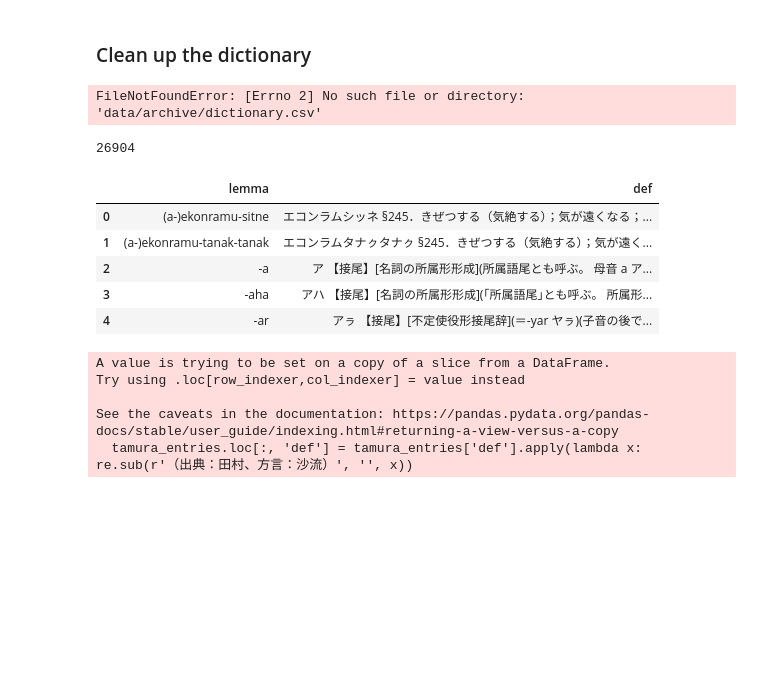
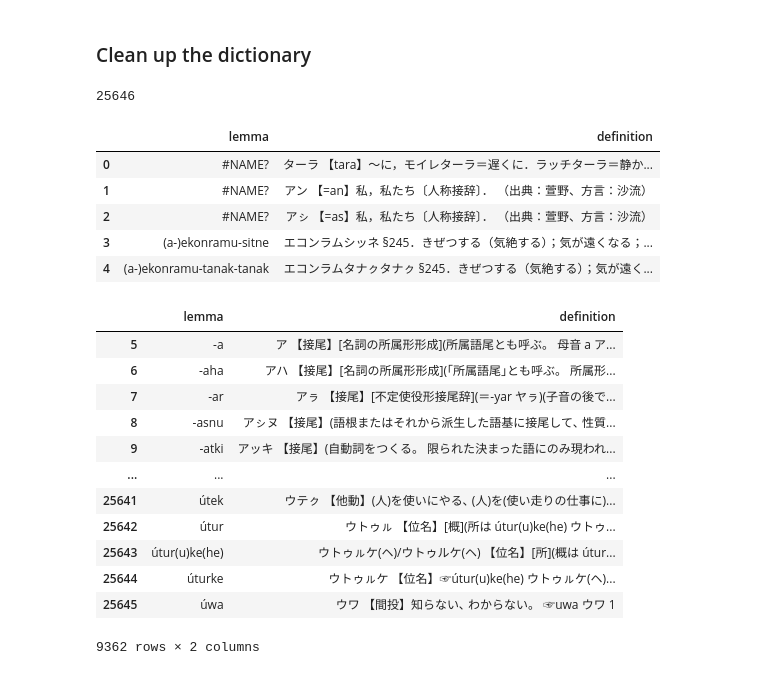
Before and after one commit to mkpoli/ainu-corpora-process, a Jupyter notebook: dictionary/ainu-archive/extract_words.ipynb, the cells around one changed output. Saved outputs shown, nothing was run; the diff lists cells and outputs as text; code cells hidden in the pictures; blank space fills up the shorter version.

Commit message:
feat: extract tamura

```diff
--- a/dictionary/ainu-archive/extract_words.ipynb
+++ b/dictionary/ainu-archive/extract_words.ipynb
@@ -5,0 +3,9 @@ DIGITAL_ARCHIVE_DIR = Path('../input/archive/')
+# %%
+from pathlib import Path
+DIGITAL_ARCHIVE_DIR = Path('../input/archive/')
+OUTPUT_SRC_DIR = Path('../output/src/ainu-archive')
+if not OUTPUT_SRC_DIR.exists():
+    OUTPUT_SRC_DIR.mkdir(parents=True)
+OUTPUT_DIR = Path('../output/ainu-archive')
+if not OUTPUT_DIR.exists():
+    OUTPUT_DIR.mkdir(parents=True)
@@ -68,10 +252,11 @@ KeyError: 'pos'
 # %%
 import pandas as pd
 from pathlib import Path
+
 df_archive = (
-    pd.read_csv(DIGITAL_ARCHIVE_DIR/ "dictionary.csv")
+    pd.read_csv(OUTPUT_DIR / "dictionary.tsv", sep='\t')
     .dropna(subset=["lemma"])
-    .drop_duplicates(subset=["lemma", "def"])
+    .drop_duplicates(subset=["lemma", "definition"])
     .reset_index(drop=True)
 )
 
@@ -97,7 +282,11 @@ HALF_WIDTH_KANA_2_SMALL_KANA = {
 
 
 # Replace half-width katakana with small katakana
-df_archive['def'] = df_archive['def'].apply(lambda x: re.sub(rf'({"|".join(HALF_WIDTH_KANA_2_SMALL_KANA.keys())})', lambda m: HALF_WIDTH_KANA_2_SMALL_KANA[m.group(1)], x))
+df_archive["definition"] = df_archive["definition"].apply(
+    lambda x: re.sub(
+        rf'({"|".join(HALF_WIDTH_KANA_2_SMALL_KANA.keys())})',
+        lambda m: HALF_WIDTH_KANA_2_SMALL_KANA[m.group(1)],
+        x,
+    )
+)
-# %% [output]
-FileNotFoundError: [Errno 2] No such file or directory: 'data/archive/dictionary.csv'
 # %%
@@ -107,32 +296,40 @@ df_archive[["lemma", "def"]].to_csv(
 # %%
 import pandas as pd
 from pathlib import Path
-cleaned_dictionary = pd.read_csv(DIGITAL_ARCHIVE_DIR/ 'cleaned-dictionary.tsv', sep='\t')
+cleaned_dictionary = pd.read_csv(filepath_or_buffer=OUTPUT_DIR / 'cleaned-dictionary.tsv', sep='\t')
 
 print(len(cleaned_dictionary))
 
 pd.set_option('display.max_colwidth',1000)
 cleaned_dictionary.head()
 # %% [output]
-26904
+25646
-|  | lemma | def |
-| 0 | (a-)ekonramu-sitne | エコンラムシッネ §245．きぜつする（気絶する）；気が遠くなる；... |
-| 1 | (a-)ekonramu-tanak-tanak | エコンラムタナㇰタナㇰ §245．きぜつする（気絶する）；気が遠く... |
-| 2 | -a | ア 【接尾】[名詞の所属形形成](所属語尾とも呼ぶ。 母音 a ア... |
-| 3 | -aha | アハ 【接尾】[名詞の所属形形成](｢所属語尾｣とも呼ぶ。 所属形... |
-| 4 | -ar | アㇻ 【接尾】[不定使役形接尾辞](＝-yar ヤㇻ)(子音の後で... |
+|  | lemma | definition |
+| 0 | #NAME? | ターラ 【tara】〜に，モイレターラ＝遅くに．ラッチターラ＝静か... |
+| 1 | #NAME? | アン 【=an】私，私たち〔人称接辞〕． （出典：萱野、方言：沙流） |
+| 2 | #NAME? | アㇱ 【=as】私，私たち〔人称接辞〕． （出典：萱野、方言：沙流） |
+| 3 | (a-)ekonramu-sitne | エコンラムシッネ §245．きぜつする（気絶する）；気が遠くなる；... |
+| 4 | (a-)ekonramu-tanak-tanak | エコンラムタナㇰタナㇰ §245．きぜつする（気絶する）；気が遠く... |
 # %%
 # Find all 田村's in the dictionary (ending with 田村)
 
-tamura_entries = cleaned_dictionary.loc[cleaned_dictionary['def'].str.contains('（出典：田村、方言：沙流）')]
+tamura_entries = cleaned_dictionary.loc[cleaned_dictionary['definition'].str.contains('（出典：田村、方言：沙流）')]
 
 # Remove the citation from the definition
-tamura_entries.loc[:, 'def'] = tamura_entries['def'].apply(lambda x: re.sub(r'（出典：田村、方言：沙流）', '', x))
+tamura_entries.loc[:, 'definition'] = tamura_entries['definition'].apply(lambda x: re.sub(r'（出典：田村、方言：沙流）', '', x))
 tamura_entries
 # %% [output]
+|  | lemma | definition |
+| 5 | -a | ア 【接尾】[名詞の所属形形成](所属語尾とも呼ぶ。 母音 a ア... |
+| 6 | -aha | アハ 【接尾】[名詞の所属形形成](｢所属語尾｣とも呼ぶ。 所属形... |
+| 7 | -ar | アㇻ 【接尾】[不定使役形接尾辞](＝-yar ヤㇻ)(子音の後で... |
+| 8 | -asnu | アㇱヌ 【接尾】(語根またはそれから派生した語基に接尾して､ 性質... |
+| 9 | -atki | アッキ 【接尾】(自動詞をつくる。 限られた決まった語にのみ現われ... |
+| ... | ... | ... |
+| 25641 | útek | ウテㇰ 【他動】(人)を使いにやる､ (人)を(使い走りの仕事に)... |
+| 25642 | útur | ウトゥㇽ 【位名】[概](所は útur(u)ke(he) ウトゥ... |
+| 25643 | útur(u)ke(he) | ウトゥㇽケ(ヘ)/ウトゥルケ(ヘ) 【位名】[所](概は útur... |
+| 25644 | úturke | ウトゥㇽケ 【位名】☞útur(u)ke(he) ウトゥㇽケ(ヘ)... |
+| 25645 | úwa | ウワ 【間投】知らない､ わからない。 ☞uwa ウワ 1 |
-A value is trying to be set on a copy of a slice from a DataFrame.
-Try using .loc[row_indexer,col_indexer] = value instead
-
-See the caveats in the documentation: https://pandas.pydata.org/pandas-docs/stable/user_guide/indexing.html#returning-a-view-versus-a-copy
-  tamura_entries.loc[:, 'def'] = tamura_entries['def'].apply(lambda x: re.sub(r'（出典：田村、方言：沙流）', '', x))
+9362 rows × 2 columns
 # %%
```
Also changed, not shown: parts of 20 cells of this notebook.
